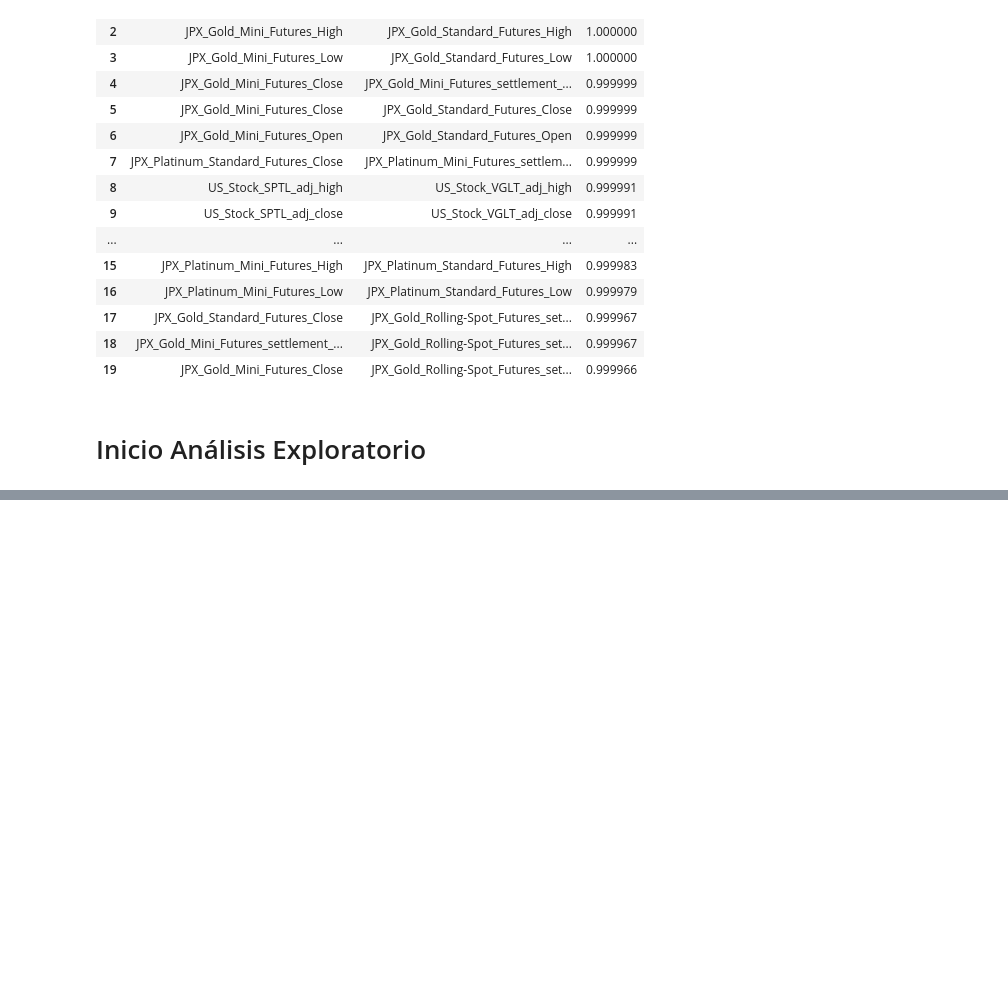
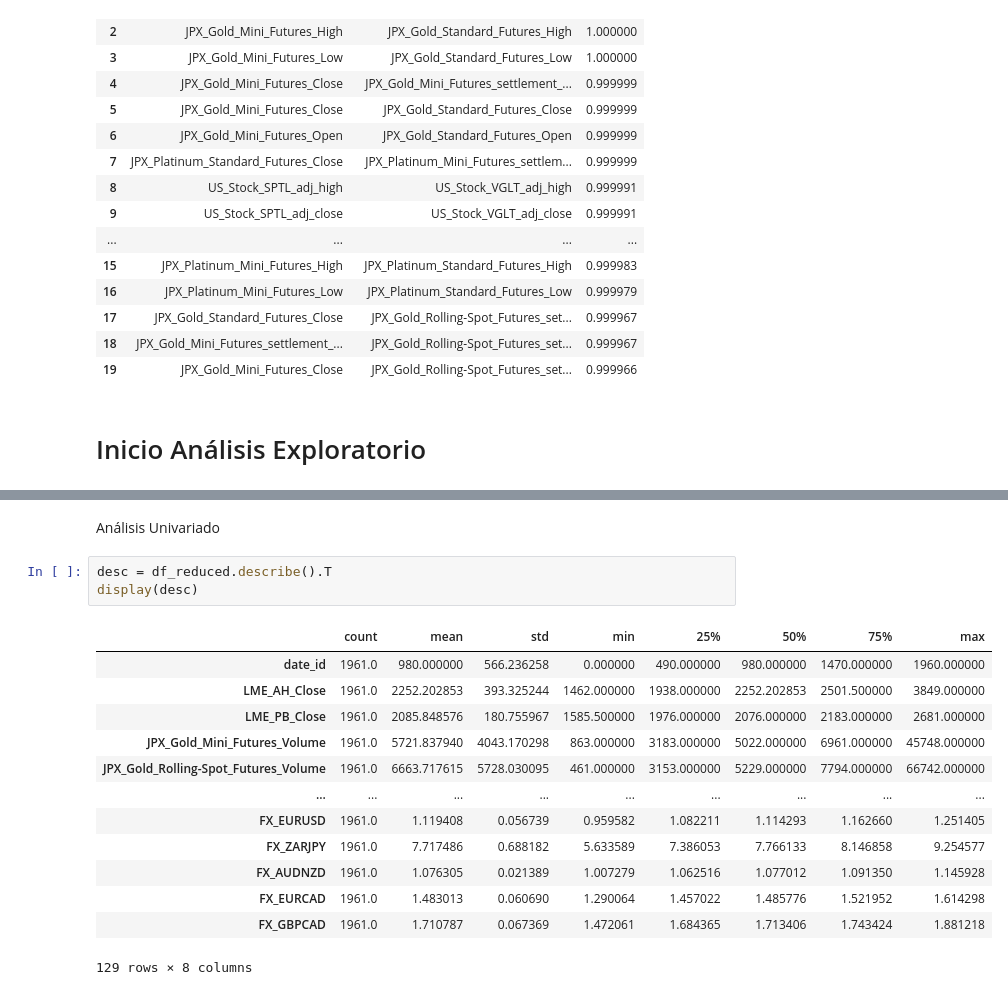
Before and after one commit to PabloSHerrera/Proyecto-2-DS, a Jupyter notebook: proyecto 2 DS.ipynb, the cells around one changed output, grey strips where cells are left out. Drawn from its saved outputs; the diff is of its cells as text; blank space fills up the shorter version.

```diff
--- a/proyecto 2 DS.ipynb
+++ b/proyecto 2 DS.ipynb
@@ -212,0 +255,19 @@ Ejemplos de pares con alta correlación (keep_col vs drop_col):
+# %% [markdown]
+Análisis Univariado
+# %%
+desc = df_reduced.describe().T
+display(desc)
+# %% [output]
+|  | count | mean | std | min | 25% | 50% | 75% | max |
+| date_id | 1961.0 | 980.000000 | 566.236258 | 0.000000 | 490.000000 | 980.000000 | 1470.000000 | 1960.000000 |
+| LME_AH_Close | 1961.0 | 2252.202853 | 393.325244 | 1462.000000 | 1938.000000 | 2252.202853 | 2501.500000 | 3849.000000 |
+| LME_PB_Close | 1961.0 | 2085.848576 | 180.755967 | 1585.500000 | 1976.000000 | 2076.000000 | 2183.000000 | 2681.000000 |
+| JPX_Gold_Mini_Futures_Volume | 1961.0 | 5721.837940 | 4043.170298 | 863.000000 | 3183.000000 | 5022.000000 | 6961.000000 | 45748.000000 |
+| JPX_Gold_Rolling-Spot_Futures_Volume | 1961.0 | 6663.717615 | 5728.030095 | 461.000000 | 3153.000000 | 5229.000000 | 7794.000000 | 66742.000000 |
+| ... | ... | ... | ... | ... | ... | ... | ... | ... |
+| FX_EURUSD | 1961.0 | 1.119408 | 0.056739 | 0.959582 | 1.082211 | 1.114293 | 1.162660 | 1.251405 |
+| FX_ZARJPY | 1961.0 | 7.717486 | 0.688182 | 5.633589 | 7.386053 | 7.766133 | 8.146858 | 9.254577 |
+| FX_AUDNZD | 1961.0 | 1.076305 | 0.021389 | 1.007279 | 1.062516 | 1.077012 | 1.091350 | 1.145928 |
+| FX_EURCAD | 1961.0 | 1.483013 | 0.060690 | 1.290064 | 1.457022 | 1.485776 | 1.521952 | 1.614298 |
+| FX_GBPCAD | 1961.0 | 1.710787 | 0.067369 | 1.472061 | 1.684365 | 1.713406 | 1.743424 | 1.881218 |
+129 rows × 8 columns
```
Also changed, not shown: parts of 7 cells of this notebook, 2 other files.
